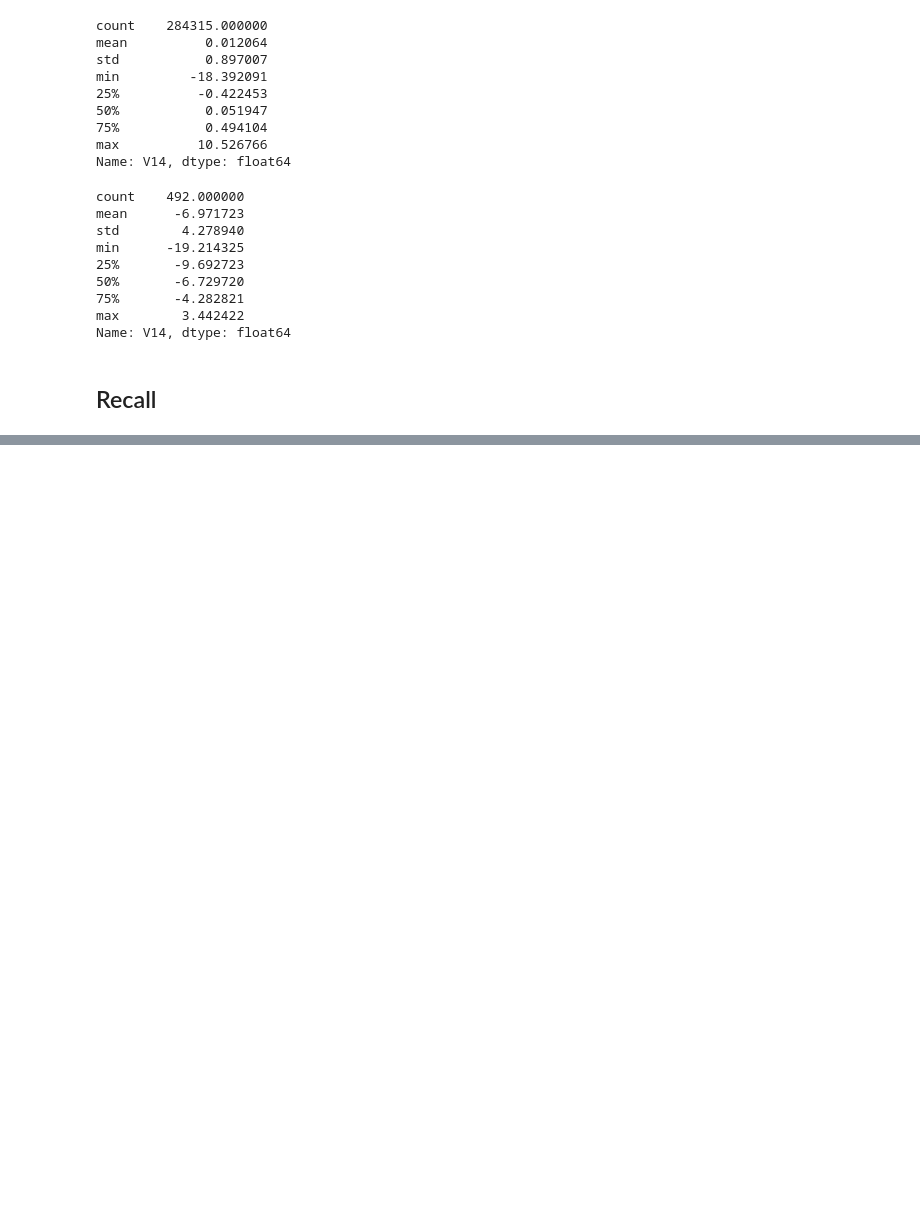
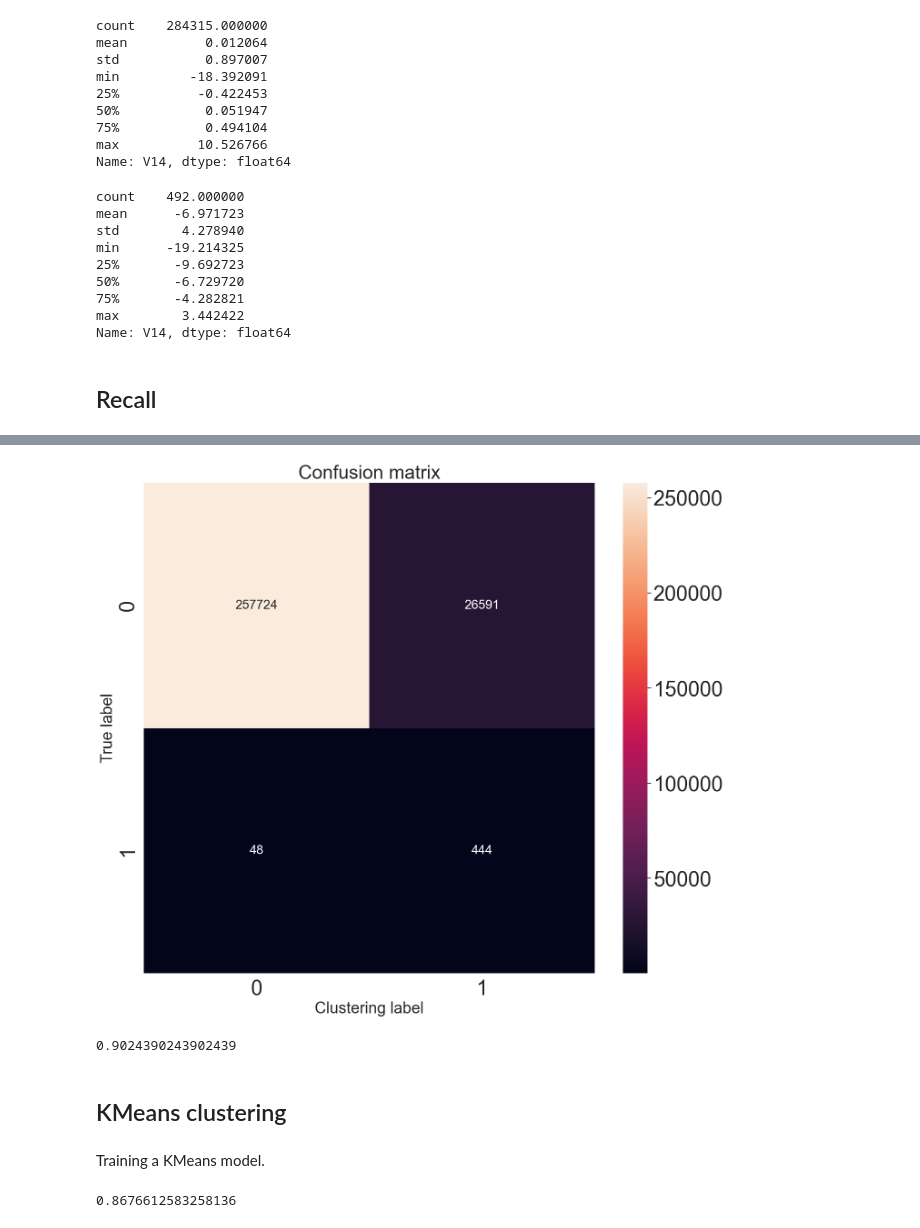
Before and after one commit to acmucsd-projects/fa22-ai-team-3, a Jupyter notebook: src/Arvin_EDA.ipynb, the cells around one changed output, grey strips where cells are left out. Saved outputs shown, nothing was run; the diff lists cells and outputs as text; code cells hidden in the pictures; blank space fills up the shorter version.

```diff
--- a/src/Arvin_EDA.ipynb
+++ b/src/Arvin_EDA.ipynb
@@ -163,0 +206,36 @@ One thing to note is that the dataset is extremely imbalanced with fruads taking
+# %%
+# Display confusion matrix for our high recall classifier
+sns.set(font_scale=3)
+confusion_matrix = sklearn.metrics.confusion_matrix(y, high_recall_y)
+
+plt.figure(figsize=(16, 14))
+sns.heatmap(confusion_matrix, annot=True, fmt="d", annot_kws={"size": 20});
+plt.title("Confusion matrix", fontsize=30)
+plt.ylabel('True label', fontsize=25)
+plt.xlabel('Clustering label', fontsize=25)
+plt.show()
+# %% [output]
+[figure, added]
+# %%
+TN = confusion_matrix[0][0] # True Negative
+FP = confusion_matrix[0][1] # False Positive
+FN = confusion_matrix[1][0] # False Negative
+TP = confusion_matrix[1][1] # True Positive
+# Recall
+TP/(TP+FN)
+# %% [output]
+0.9024390243902439
+# %% [markdown]
+## KMeans clustering
+# %% [markdown]
+Training a KMeans model.
+# %%
+X = original_data[['V17', 'V14', 'V12']]
+kmeans = KMeans(n_clusters=2, max_iter=3000, n_init=20)
+
+# Fit and then store predictions in y_pred_kmeans
+y_pred_kmeans = kmeans.fit_predict(X)
+# Calculate accuracy
+accuracy_score(y, y_pred_kmeans)
+# %% [output]
+0.8676612583258136
```
Also changed, not shown: parts of 8 cells of this notebook.
